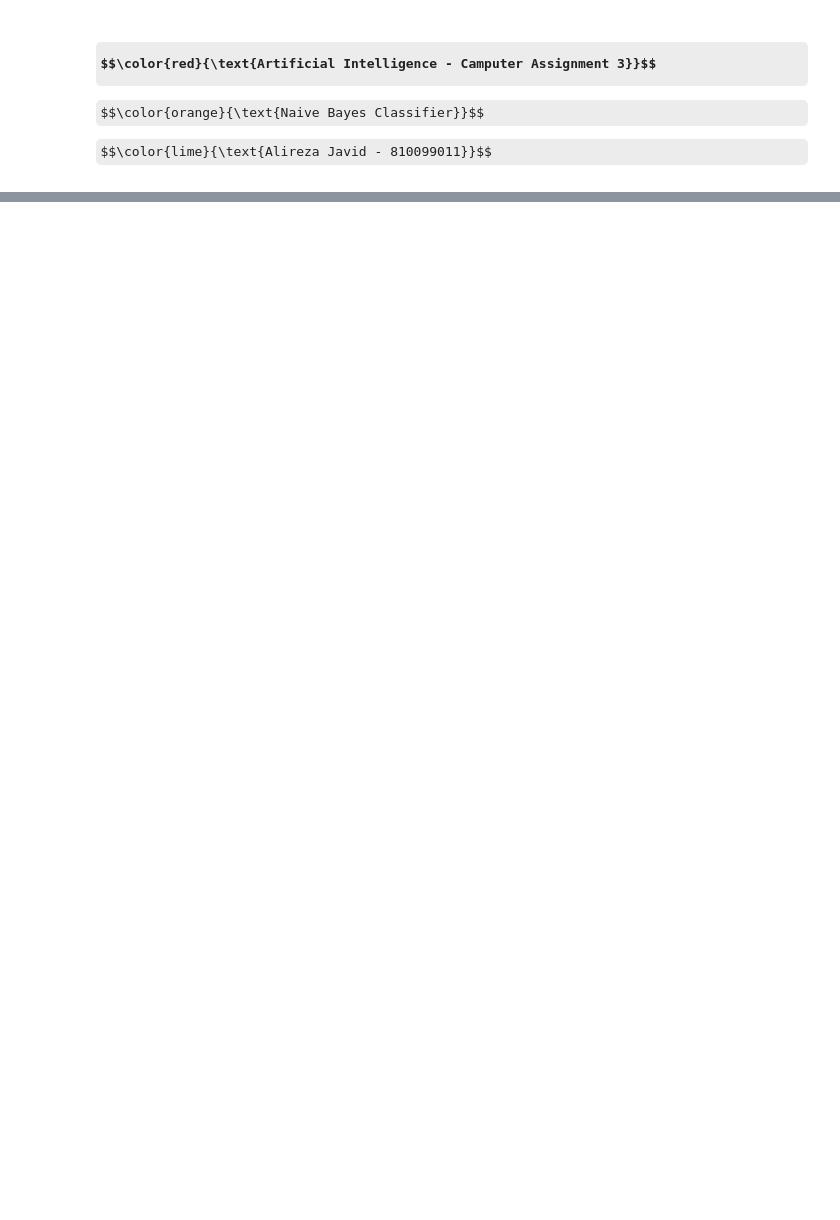
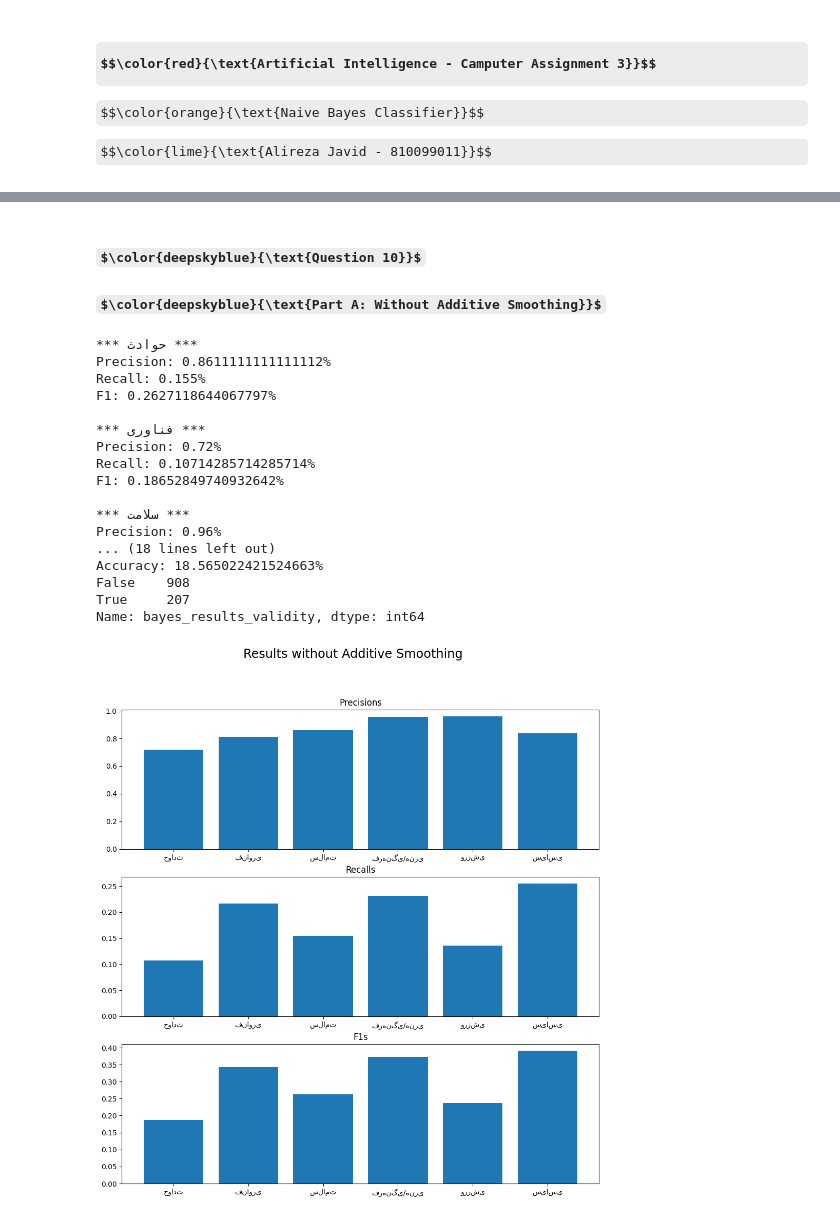
Before and after one commit to ajavid34/Artificial-Intelligence, a Jupyter notebook: CA 3/CA3.ipynb, the cells around one changed output, grey strips where cells are left out. Drawn from its saved outputs; the diff is of its cells as text; code cells hidden in the pictures; some formulas as TeX source; blank space fills up the shorter version.

```diff
--- a/CA 3/CA3.ipynb
+++ b/CA 3/CA3.ipynb
@@ -16,0 +43,3 @@ ModuleNotFoundError: No module named 'parsivar'
+# %%
+test_df = pd.read_csv('test.csv')
+test_df.head()
@@ -16,0 +258,69 @@ ModuleNotFoundError: No module named 'parsivar'
+# %% [markdown]
+### $\color{deepskyblue}{\text{Question 10}}$
+#### $\color{deepskyblue}{\text{Part A: Without Additive Smoothing}}$
+# %%
+precisions =  {"فناوری": 0 , "فرهنگی/هنری": 0 , "حوادث": 0 , "ورزشی": 0, "سلامت":0, "سیاسی":0}
+recalls =  {"فناوری": 0 , "فرهنگی/هنری": 0 , "حوادث": 0 , "ورزشی": 0, "سلامت":0, "سیاسی":0}
+F1s =  {"فناوری": 0 , "فرهنگی/هنری": 0 , "حوادث": 0 , "ورزشی": 0, "سلامت":0, "سیاسی":0}
+class_count =  {"فناوری": 0 , "فرهنگی/هنری": 0 , "حوادث": 0 , "ورزشی": 0, "سلامت":0, "سیاسی":0}
+categories= set(test_df["label"])
+
+for category in categories:
+    currect_predict = 0
+    total_predict = 0
+    for i in range(len(test_df)):
+        if  test_df.loc[i, "bayes_results"] == category:
+            total_predict += 1
+        if test_df.loc[i, "label"] == category:
+            class_count[category] += 1
+            if test_df.loc[i, "bayes_results_validity"] == True:
+                currect_predict += 1
+    precisions[category] = currect_predict / total_predict
+    recalls[category] = currect_predict / class_count[category]
+    F1s[category] = 2 * (precisions[category]*recalls[category]) / (precisions[category]+recalls[category])
+
+
+for category in categories:
+    print("*** " + category + " ***")
+    print("Precision: " + str(precisions[category]) + "%  \nRecall: " + str(recalls[category]) + \
+          "%  \nF1: " + str(F1s[category]) + "% \n")
+
+print("Accuracy: " + str(B_accuracy * 100) + "%")
+print(test_df["bayes_results_validity"].value_counts())
+categories = list(categories)
+fig, axes = plt.subplots(3,1,figsize=(12,12))
+fig.suptitle("Results without Additive Smoothing",fontsize='xx-large');
+axes[0].set_title("Precisions")
+numbers = list(precisions.values())
+axes[0].bar(categories , numbers)
+
+
+axes[1].set_title("Recalls")
+numbers = list(recalls.values())
+axes[1].bar(categories , numbers)
+
+
+axes[2].set_title("F1s")
+numbers = list(F1s.values())
+axes[2].bar(categories , numbers)
+
+plt.show()
+# %% [output]
+*** حوادث ***
+Precision: 0.8611111111111112%
+Recall: 0.155%
+F1: 0.2627118644067797%
+
+*** فناوری ***
+Precision: 0.72%
+Recall: 0.10714285714285714%
+F1: 0.18652849740932642%
+
+*** سلامت ***
+Precision: 0.96%
+... (18 lines left out)
+Accuracy: 18.565022421524663%
+False    908
+True     207
+Name: bayes_results_validity, dtype: int64
+[figure, added]
```
Also changed, not shown: parts of 32 cells of this notebook, 1 other file.
